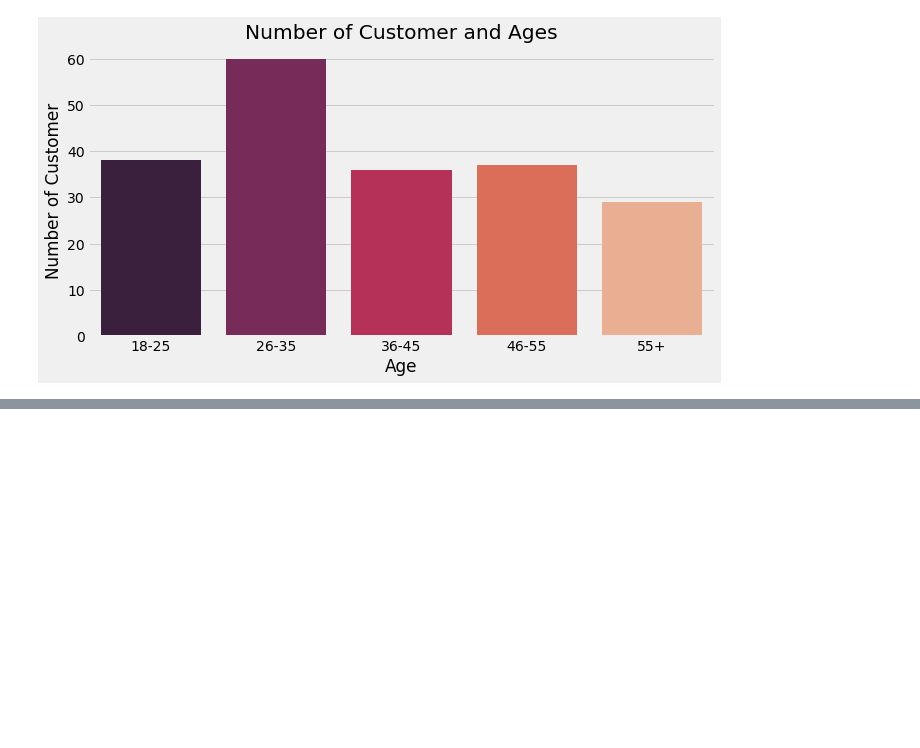
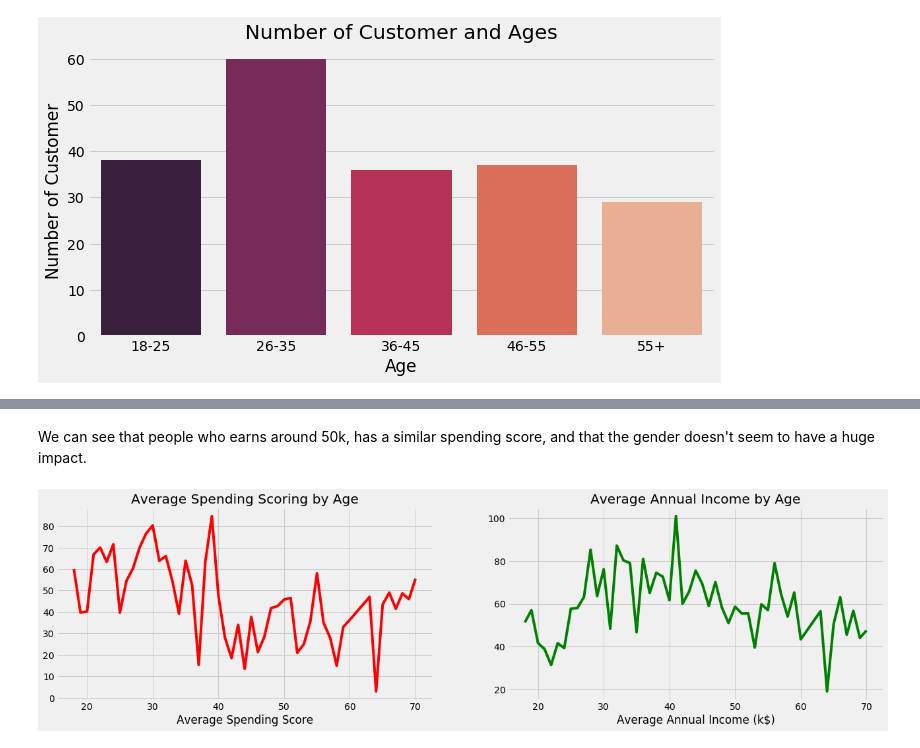
Before and after one commit to NoaAizer/ML_projects, a Jupyter notebook: Mall_Customers.ipynb, the cells around one changed output, grey strips where cells are left out. Cells and saved outputs as stored; diff of their text form; code cells hidden in the pictures; blank space fills up the shorter version.

```diff
--- a/Mall_Customers.ipynb
+++ b/Mall_Customers.ipynb
@@ -98,0 +123,16 @@ plt.show()
+# %% [markdown]
+We can see that people who earns around 50k, has a similar spending score,
+and that the gender doesn't seem to have a huge impact.
+# %%
+age_count_scr=pd.DataFrame(df.groupby('Age')['Spending_Score'].mean())
+fig,axes=plt.subplots(1,2,figsize=(20,5))
+axes[0].plot(age_count_scr.index,age_count_scr['Spending_Score'],color='red')
+axes[0].set_xlabel("Average Spending Score")
+axes[0].set_title('Average Spending Scoring by Age')
+age_count_sal=pd.DataFrame(df.groupby('Age')['Annual_Income'].mean())
+axes[1].plot(age_count_sal.index,age_count_sal['Annual_Income'],color='green')
+axes[1].set_xlabel("Average Annual Income (k$)")
+axes[1].set_title('Average Annual Income by Age')
+plt.show()
+# %% [output]
+[figure, added]
```
Also changed, not shown: parts of 9 cells of this notebook.
